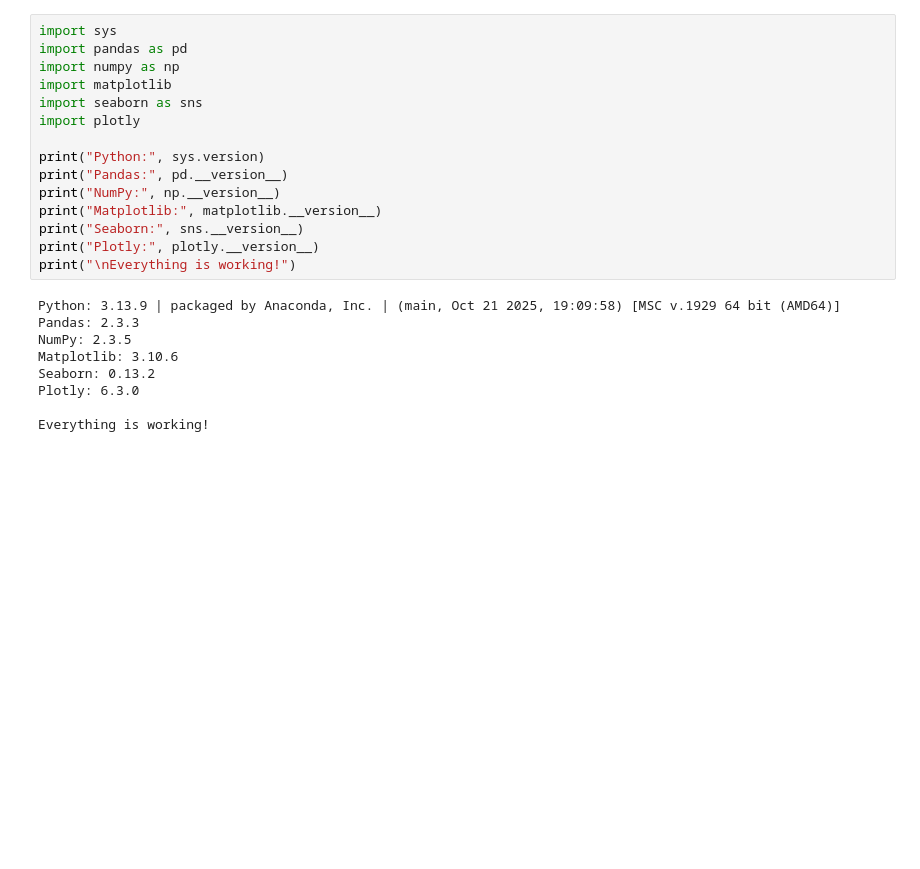
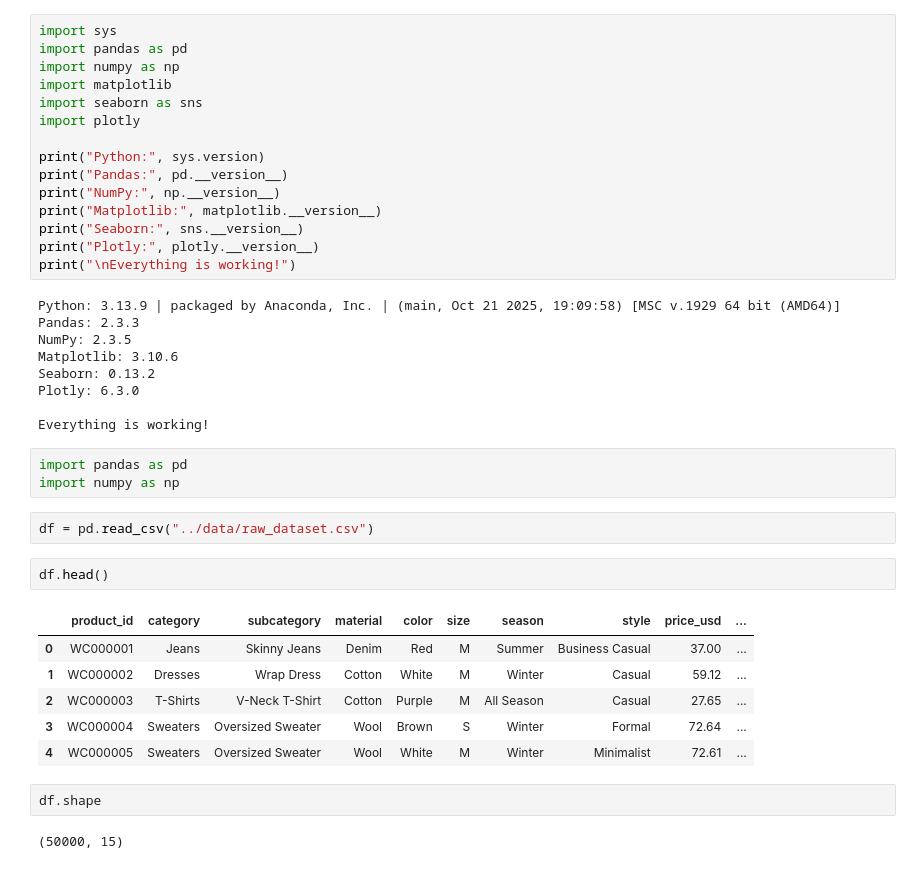
Before and after one commit to pratikshasoni704/CODSOFT_TASKSNO-1, a Jupyter notebook: TASK_1_Data_Cleaning/notebooks/task1_data_cleaning.ipynb, the cells around one changed output. Cells and saved outputs as stored; diff of their text form; blank space fills up the shorter version.

```diff
--- a/TASK_1_Data_Cleaning/notebooks/task1_data_cleaning.ipynb
+++ b/TASK_1_Data_Cleaning/notebooks/task1_data_cleaning.ipynb
@@ -35,3 +27,21 @@ Seaborn: 0.13.2
 Plotly: 6.3.0
 
 Everything is working!
+# %%
+import pandas as pd
+import numpy as np
+# %%
+df = pd.read_csv("../data/raw_dataset.csv")
+# %%
+df.head()
+# %% [output]
+|  | product_id | category | subcategory | material | color | size | season | style | price_usd | ... |
+| 0 | WC000001 | Jeans | Skinny Jeans | Denim | Red | M | Summer | Business Casual | 37.00 | ... |
+| 1 | WC000002 | Dresses | Wrap Dress | Cotton | White | M | Winter | Casual | 59.12 | ... |
+| 2 | WC000003 | T-Shirts | V-Neck T-Shirt | Cotton | Purple | M | All Season | Casual | 27.65 | ... |
+| 3 | WC000004 | Sweaters | Oversized Sweater | Wool | Brown | S | Winter | Formal | 72.64 | ... |
+| 4 | WC000005 | Sweaters | Oversized Sweater | Wool | White | M | Winter | Minimalist | 72.61 | ... |
+# %%
+df.shape
+# %% [output]
+(50000, 15)
```
Also changed, not shown: parts of 25 cells of this notebook, 2 other files.
